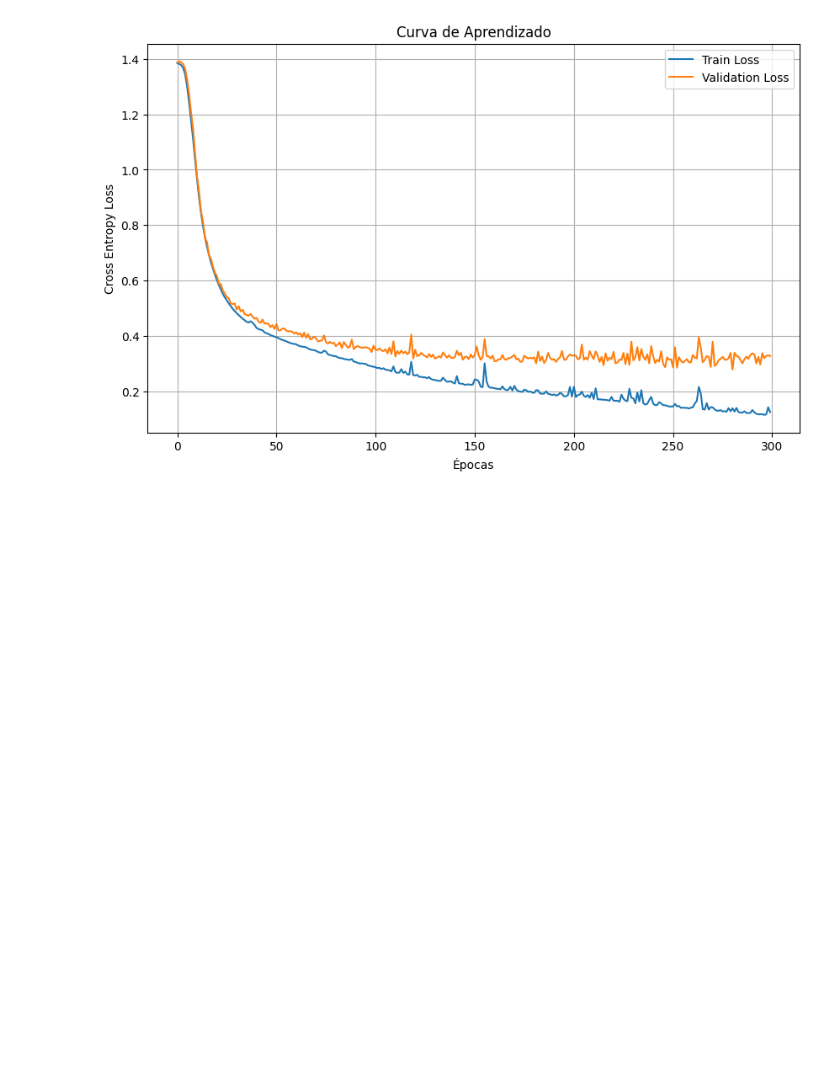
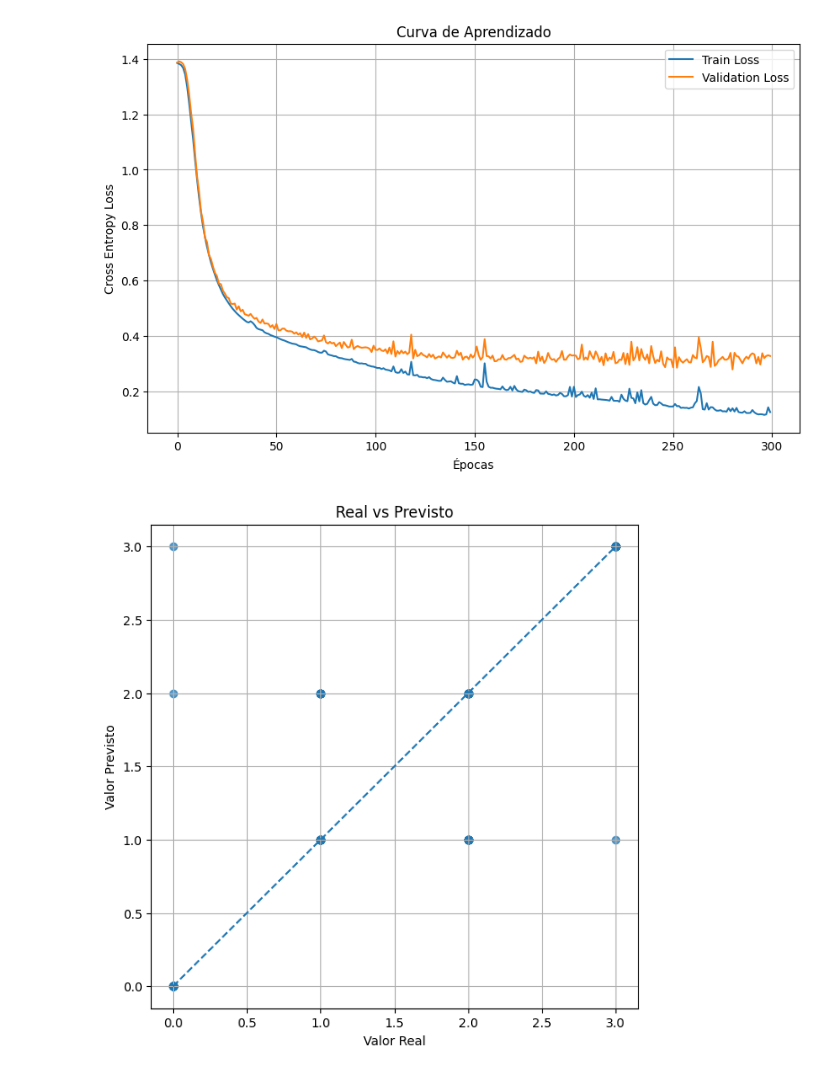
Before and after one commit to Francisco-Paulino-Arruda-Filho/Aprendizagem-de-maquina, a Jupyter notebook: ama_lista_04/lista_04.ipynb, the cells around one changed output. Cells and saved outputs as stored; diff of their text form; code cells hidden in the pictures; blank space fills up the shorter version.

```diff
--- a/ama_lista_04/lista_04.ipynb
+++ b/ama_lista_04/lista_04.ipynb
@@ -969,3 +969,27 @@ plt.grid(True)
 plt.show()
 # %% [output]
 [figure]
+# %%
+plt.figure(figsize=(7, 7))
+
+plt.scatter(y_test, y_test_pred, alpha=0.7)
+
+min_val = min(y_test.min(), y_test_pred.min())
+max_val = max(y_test.max(), y_test_pred.max())
+
+plt.plot(
+    [min_val, max_val],
+    [min_val, max_val],
+    '--'
+)
+
+plt.xlabel("Valor Real")
+plt.ylabel("Valor Previsto")
+
+plt.title("Real vs Previsto")
+
+plt.grid(True)
+
+plt.show()
+# %% [output]
+[figure, added]
```
